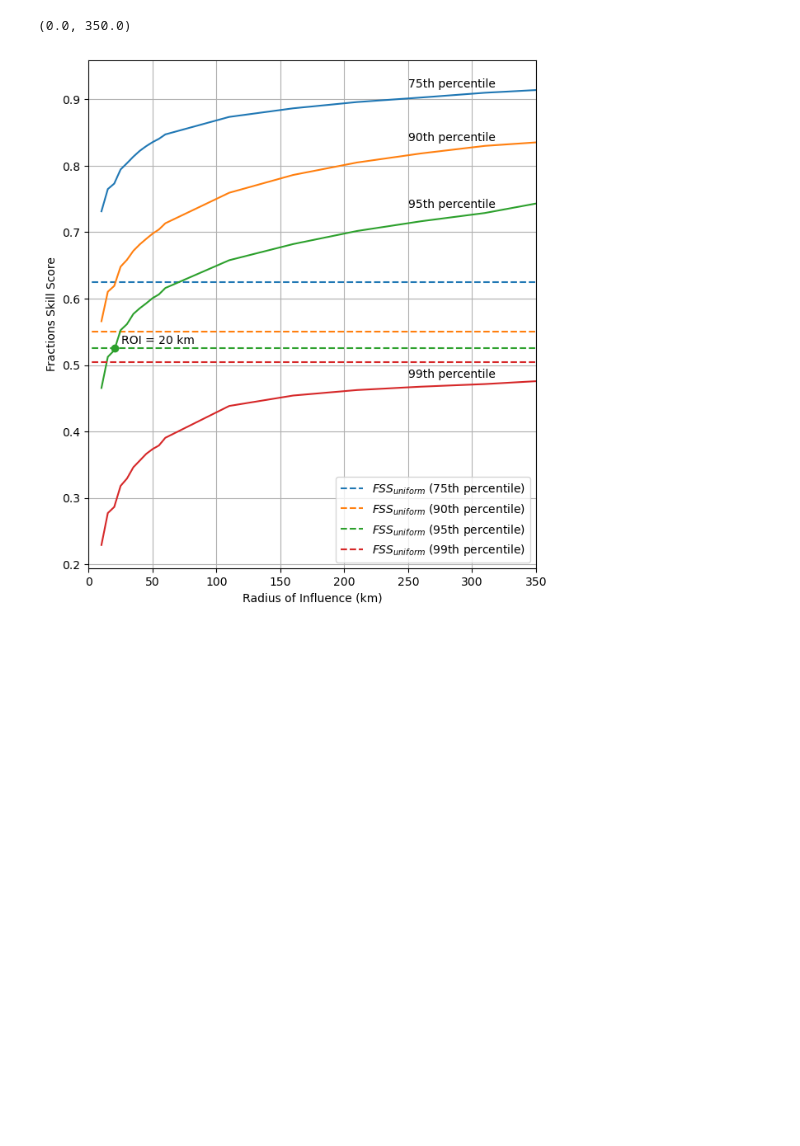
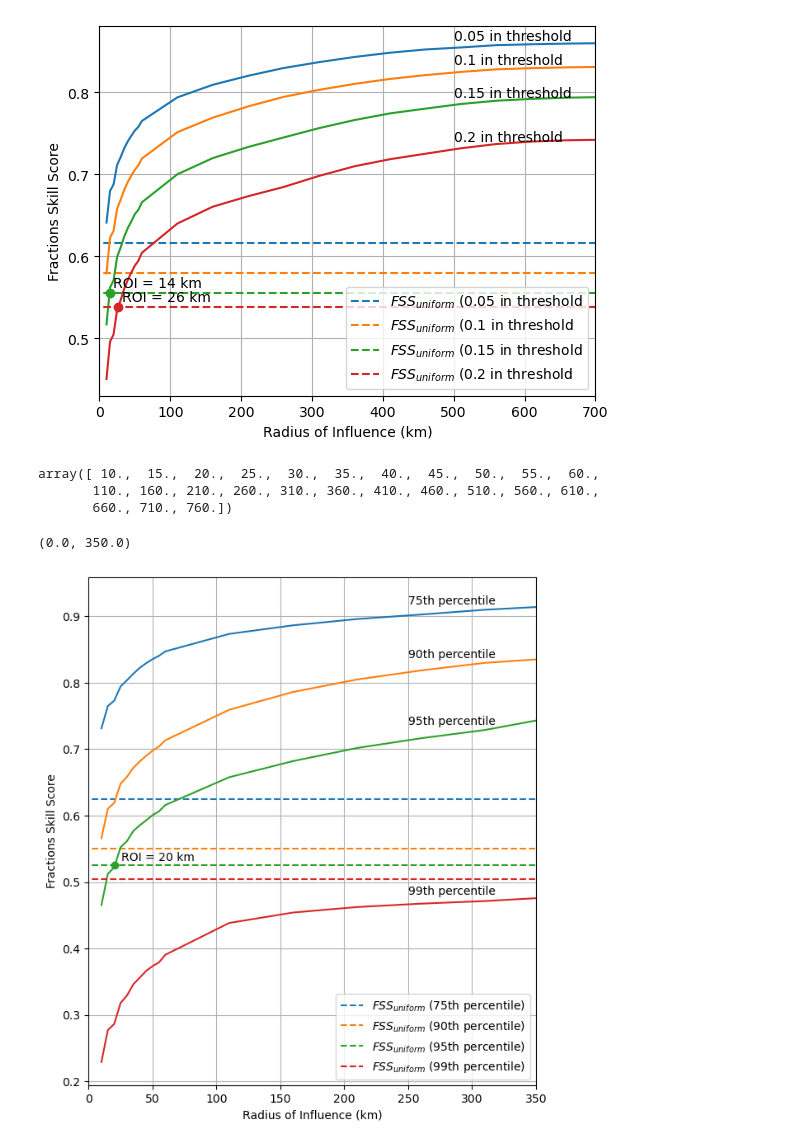
Before and after one commit to a98alvin/TC_RI_P1, a Jupyter notebook: scripts/obs/MRMS and Stage IV/MRMS_Bootstrap_Individually.ipynb, the cells around one changed output. Saved outputs shown, nothing was run; the diff lists cells and outputs as text; code cells hidden in the pictures; blank space fills up the shorter version.

```diff
--- a/scripts/obs/MRMS and Stage IV/MRMS_Bootstrap_Individually.ipynb
+++ b/scripts/obs/MRMS and Stage IV/MRMS_Bootstrap_Individually.ipynb
@@ -575,6 +612,6 @@ Execution time: 0.31125354766845703 seconds
 # %%
 test_radii = np.concatenate([np.arange(10,60,5),np.arange(60,800.1,50)])
-thresholds_wanted = [75,90,95,99]
+thresholds_wanted = np.array([0.05,0.1,0.15,0.2])*25.4 # Convert inch thresholds to mm
 # %%
 # Calculate fractions in parallel
 
@@ -642,4 +672,8 @@ KeyboardInterrupt
 # %%
-with open('/Users/acheung/data/intermediates/FSS_list.pkl', 'rb') as file:
+with open('/Users/acheung/data/intermediates/FSS_list_indiv.pkl', 'rb') as file:
     # Load the data from the file
     FSS_lists_with_all_thresholds = pickle.load(file)
+
+with open('/Users/acheung/data/intermediates/percentile_list_indiv.pkl', 'rb') as file:
+    # Load the data from the file
+    percentile_lists_with_all_thresholds = pickle.load(file)
@@ -646 +698,53 @@ with open('/Users/acheung/data/intermediates/FSS_list.pkl', 'rb') as file:
+# %%
+all_thresholds_unraveled_percentile = []
+for threshold_looper in range(len(percentile_lists_with_all_thresholds)): # Loops the thresholds
+    current_threshold_unraveled_percentile = []
+    for storm_looper in range(len(percentile_lists_with_all_thresholds[threshold_looper])): # Loops the storms
+        current_storm_percentiles_lists = percentile_lists_with_all_thresholds[threshold_looper][storm_looper]
+        for individual_image_looper in range(len(current_storm_percentiles_lists)): # Loops the images
+            current_image_percentile = current_storm_percentiles_lists[individual_image_looper]
+            current_threshold_unraveled_percentile.append(current_image_percentile)
+    all_thresholds_unraveled_percentile.append(current_threshold_unraveled_percentile)
+
+f0 = np.mean(1-np.asarray(all_thresholds_unraveled_percentile),axis=1)
+# %%
+plt.figure()
+ax = plt.axes()
+ax.grid()
+from scipy.interpolate import UnivariateSpline
+small_res = np.arange(test_radii.min(),test_radii.max()+0.1,0.1)
+
+for current_FSS_overall_list_ind in range(len(current_threshold_array_list)):
+    spl = UnivariateSpline(test_radii, np.asarray(current_threshold_array_list[current_FSS_overall_list_ind]),
+                      s=0,k=1)
+    curve = ax.plot(test_radii,np.asarray(current_threshold_array_list[current_FSS_overall_list_ind]))
+
+    f0_uniform = 0.5+(f0/2)
+    h_plot = ax.hlines(f0_uniform[current_FSS_overall_list_ind],xmin=-100,xmax=test_radii.max()+100,color=curve[0].get_color(),
+                       linestyle='dashed',label='$FSS_{uniform}$ (' +
+                       str(thresholds_wanted[current_FSS_overall_list_ind]/25.4)+' in threshold')
+
+    ax.set_ylabel('Fractions Skill Score')
+    ax.set_xlabel('Radius of Influence (km)')
+    ax.annotate(str(thresholds_wanted[current_FSS_overall_list_ind]/25.4)+' in threshold',(500,spl(500)+0.01))
+    if sum(np.unique(f0_uniform[current_FSS_overall_list_ind] - spl(small_res)) < 0) > 0: # Only finds crossing point if line exceeds respective FSS uniform
+        min_index_for_line = np.argmin(abs(f0_uniform[current_FSS_overall_list_ind] - spl(small_res)))
+        x_cross = small_res[min_index_for_line]
+        y_cross = spl(small_res)[min_index_for_line]
+        if x_cross > test_radii.min() + 0.5:
+            plt.scatter(x_cross,y_cross,color=curve[0].get_color())
+            ax.annotate('ROI = ' + str(round(x_cross)) +' km',(x_cross+5,y_cross + 0.007))
+
+plt.legend()
+ax.set_xlim(0,700)
+plt.savefig('/Users/acheung/data/Figures/Paper_Figures/MRMS_FSS.png',dpi=900)
+# ax.set_xscale('log')
+# %% [output]
+[figure, added]
+# %%
+test_radii
+# %% [output]
+array([ 10.,  15.,  20.,  25.,  30.,  35.,  40.,  45.,  50.,  55.,  60.,
+       110., 160., 210., 260., 310., 360., 410., 460., 510., 560., 610.,
+       660., 710., 760.])
 # %%
```
Also changed, not shown: parts of 16 cells of this notebook, 11 other files.
